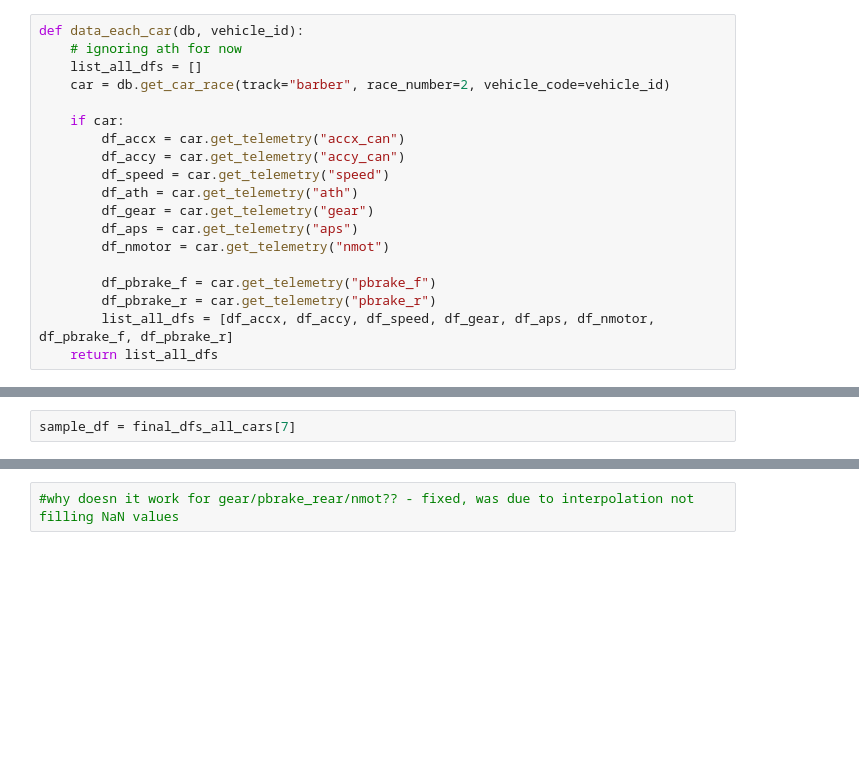
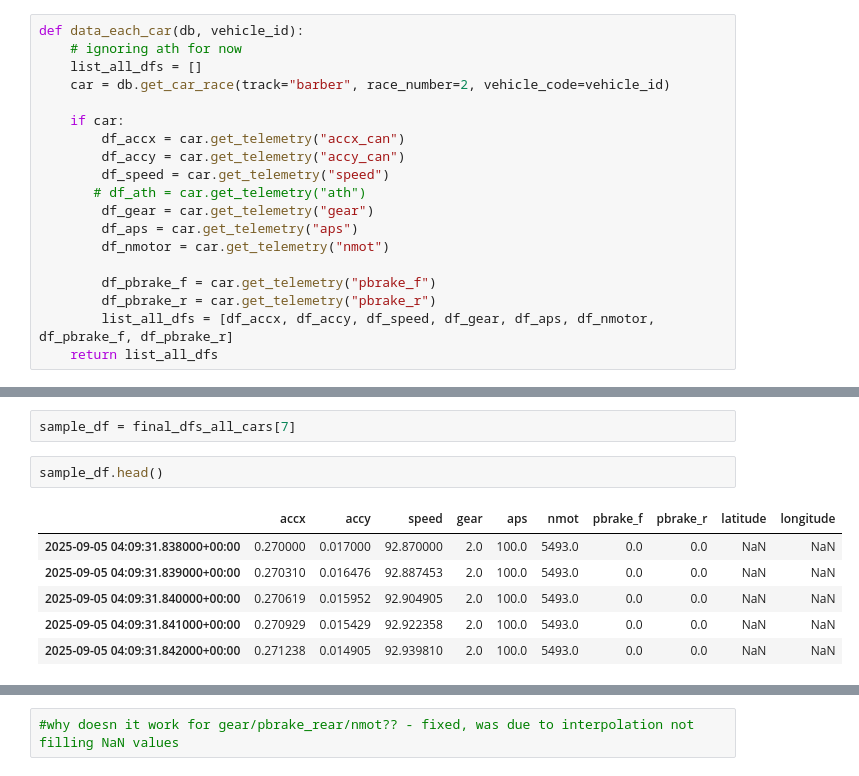
Before and after one commit to UBC-Solar/hack_the_track, a Jupyter notebook: backend/telemetry/car2.ipynb, the cells around one changed output, grey strips where cells are left out. Cells and saved outputs as stored; diff of their text form; blank space fills up the shorter version.

```diff
--- a/backend/telemetry/car2.ipynb
+++ b/backend/telemetry/car2.ipynb
@@ -88,7 +122,7 @@ def data_each_car(db, vehicle_id):
         df_accx = car.get_telemetry("accx_can")
         df_accy = car.get_telemetry("accy_can")
         df_speed = car.get_telemetry("speed")
-        df_ath = car.get_telemetry("ath")
+       # df_ath = car.get_telemetry("ath")
         df_gear = car.get_telemetry("gear")
         df_aps = car.get_telemetry("aps")
         df_nmotor = car.get_telemetry("nmot")
@@ -205,5 +284,14 @@ final_dfs_all_cars[0].head()
 # %%
 sample_df = final_dfs_all_cars[7]
+# %%
+sample_df.head()
+# %% [output]
+|  | accx | accy | speed | gear | aps | nmot | pbrake_f | pbrake_r | latitude | longitude |
+| 2025-09-05 04:09:31.838000+00:00 | 0.270000 | 0.017000 | 92.870000 | 2.0 | 100.0 | 5493.0 | 0.0 | 0.0 | NaN | NaN |
+| 2025-09-05 04:09:31.839000+00:00 | 0.270310 | 0.016476 | 92.887453 | 2.0 | 100.0 | 5493.0 | 0.0 | 0.0 | NaN | NaN |
+| 2025-09-05 04:09:31.840000+00:00 | 0.270619 | 0.015952 | 92.904905 | 2.0 | 100.0 | 5493.0 | 0.0 | 0.0 | NaN | NaN |
+| 2025-09-05 04:09:31.841000+00:00 | 0.270929 | 0.015429 | 92.922358 | 2.0 | 100.0 | 5493.0 | 0.0 | 0.0 | NaN | NaN |
+| 2025-09-05 04:09:31.842000+00:00 | 0.271238 | 0.014905 | 92.939810 | 2.0 | 100.0 | 5493.0 | 0.0 | 0.0 | NaN | NaN |
 # %%
 #plt.plot(sample_df, sample_df['Latitude'])
 plt.plot(sample_df['latitude'], sample_df['longitude'], color='red')
```
Also changed, not shown: parts of 21 cells of this notebook, 5 other files.
